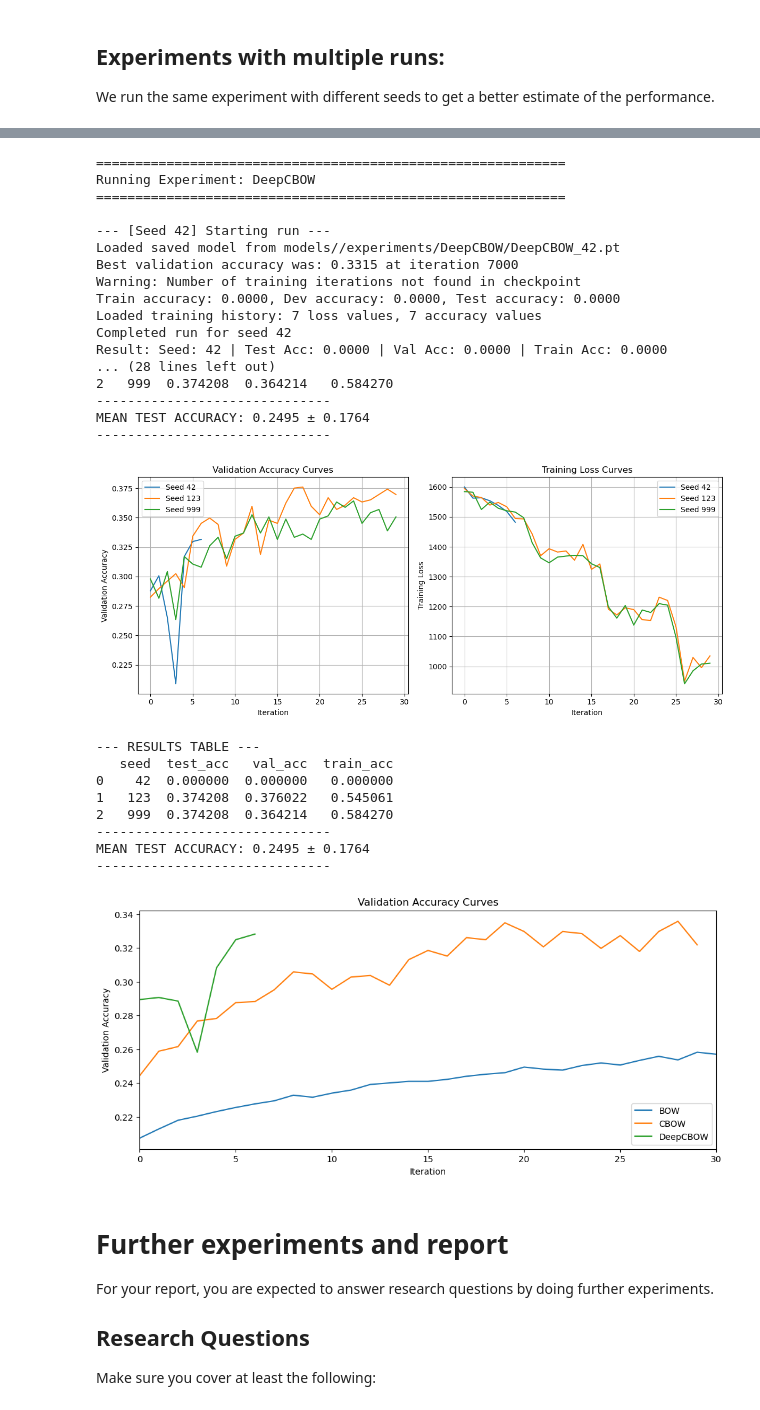
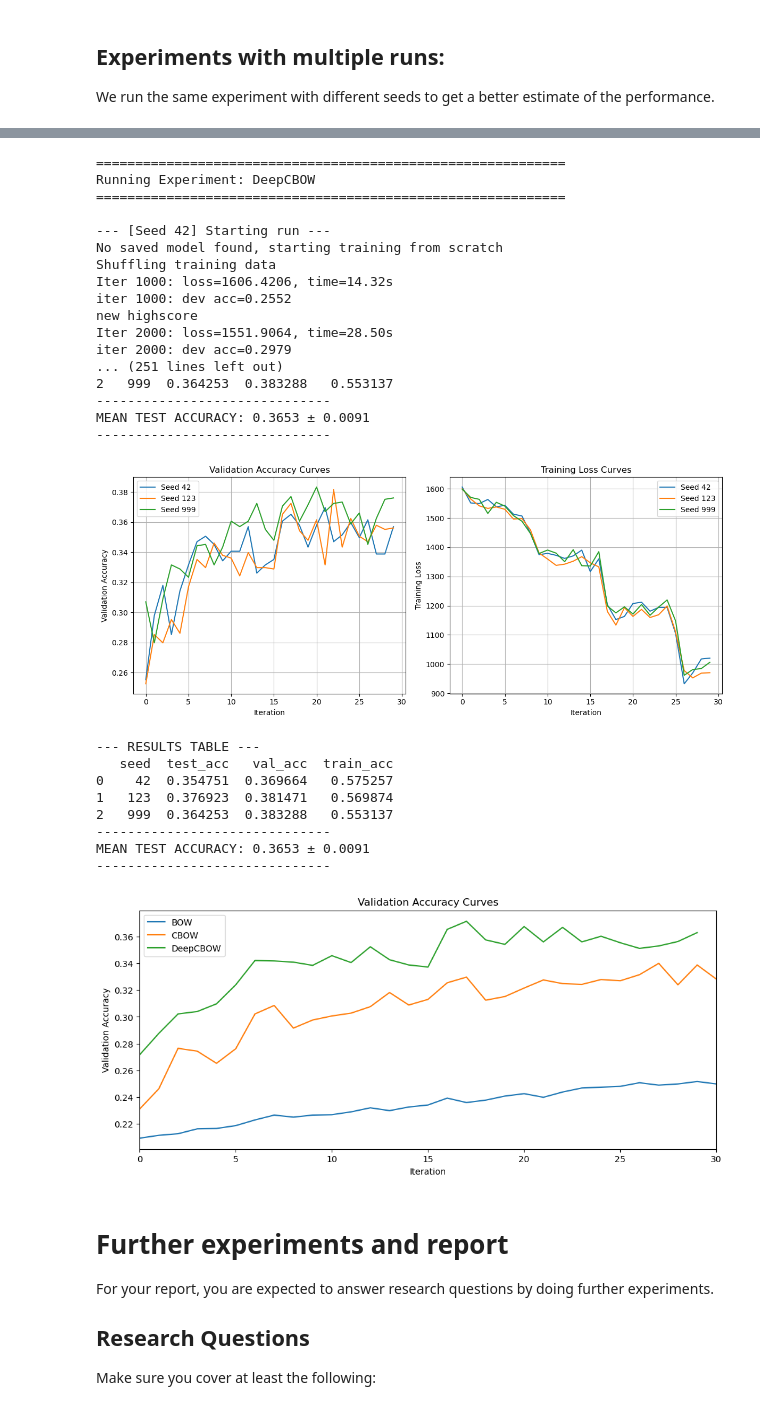
Before and after one commit to NiccoloCase/uva-nlp-1-assignments, a Jupyter notebook: assignment2/NLP1_2025_Practical_2.ipynb, the cells around one changed output, grey strips where cells are left out. Saved outputs shown, nothing was run; the diff lists cells and outputs as text; code cells hidden in the pictures.

Commit message:
bug fixing & random seed fixes. Experiments runs

```diff
--- a/assignment2/NLP1_2025_Practical_2.ipynb
+++ b/assignment2/NLP1_2025_Practical_2.ipynb
@@ -2708,49 +2728,49 @@ MEAN TEST ACCURACY: 0.3534 ± 0.0063
 ------------------------------
 # %%
 def train_deep_cbow_experiment(model_name):
-    deep_cbow_model = DeepCBOW(len(glove.w2i), 300,100, len(t2i), vocab=glove)
+    deep_cbow_model = DeepCBOW(len(my_voc.w2i), 300, 100, len(t2i), vocab=my_voc)  # Fixed: DeepCBOW not CBOW
     deep_cbow_model = deep_cbow_model.to(device)
 
     optimizer = optim.Adam(deep_cbow_model.parameters(), lr=0.0005)
     return load_or_train_model(
         deep_cbow_model, optimizer, num_iterations=30000,
-        print_every=1000, eval_every=1000, model_name = model_name)
+        print_every=1000, eval_every=1000, model_name=model_name)
 
 deep_cbow_experiment = Experiment("DeepCBOW")
 deep_cbow_experiment.run_experiment(train_deep_cbow_experiment)
 deep_cbow_experiment.plot_results()
 deep_cbow_experiment.print_results()
 # %% [output]
 ============================================================
 Running Experiment: DeepCBOW
 ============================================================
 
 --- [Seed 42] Starting run ---
-Loaded saved model from models//experiments/DeepCBOW/DeepCBOW_42.pt
-Best validation accuracy was: 0.3315 at iteration 7000
-Warning: Number of training iterations not found in checkpoint
-Train accuracy: 0.0000, Dev accuracy: 0.0000, Test accuracy: 0.0000
-Loaded training history: 7 loss values, 7 accuracy values
-Completed run for seed 42
-Result: Seed: 42 | Test Acc: 0.0000 | Val Acc: 0.0000 | Train Acc: 0.0000
-... (28 lines left out)
-2   999  0.374208  0.364214   0.584270
+No saved model found, starting training from scratch
+Shuffling training data
+Iter 1000: loss=1606.4206, time=14.32s
+iter 1000: dev acc=0.2552
+new highscore
+Iter 2000: loss=1551.9064, time=28.50s
+iter 2000: dev acc=0.2979
+... (251 lines left out)
+2   999  0.364253  0.383288   0.553137
 ------------------------------
-MEAN TEST ACCURACY: 0.2495 ± 0.1764
+MEAN TEST ACCURACY: 0.3653 ± 0.0091
 ------------------------------
-[figure, old version]
+[figure, new version]
 --- RESULTS TABLE ---
    seed  test_acc   val_acc  train_acc
-0    42  0.000000  0.000000   0.000000
-1   123  0.374208  0.376022   0.545061
-2   999  0.374208  0.364214   0.584270
+0    42  0.354751  0.369664   0.575257
+1   123  0.376923  0.381471   0.569874
+2   999  0.364253  0.383288   0.553137
 ------------------------------
-MEAN TEST ACCURACY: 0.2495 ± 0.1764
+MEAN TEST ACCURACY: 0.3653 ± 0.0091
 ------------------------------
 # %%
 plot_validation_accuracy_results_from_experiments([bow_experiment, cbow_experiment, deep_cbow_experiment], max_iterations=30)
 # %% [output]
-[figure, old version]
+[figure, new version]
 # %% [markdown]
 # Further experiments and report
 
```
Also changed, not shown: parts of 20 cells of this notebook, 3 other files.
